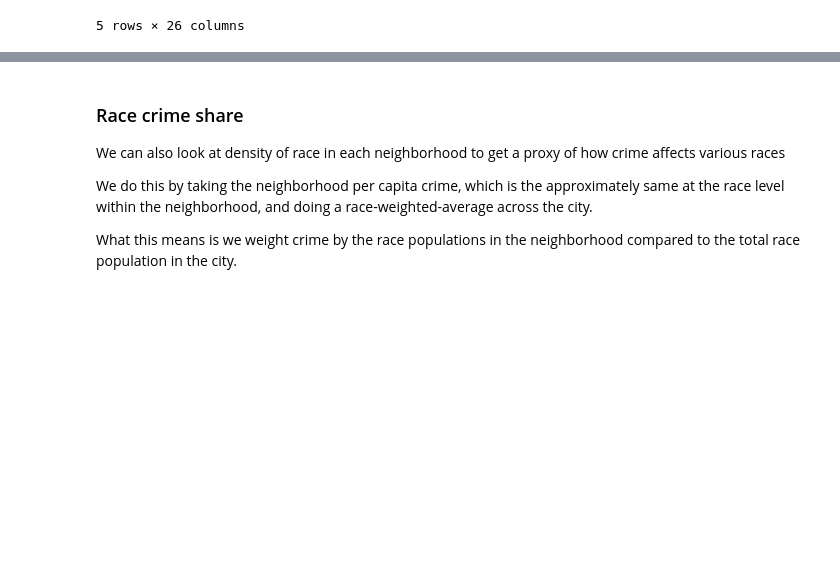
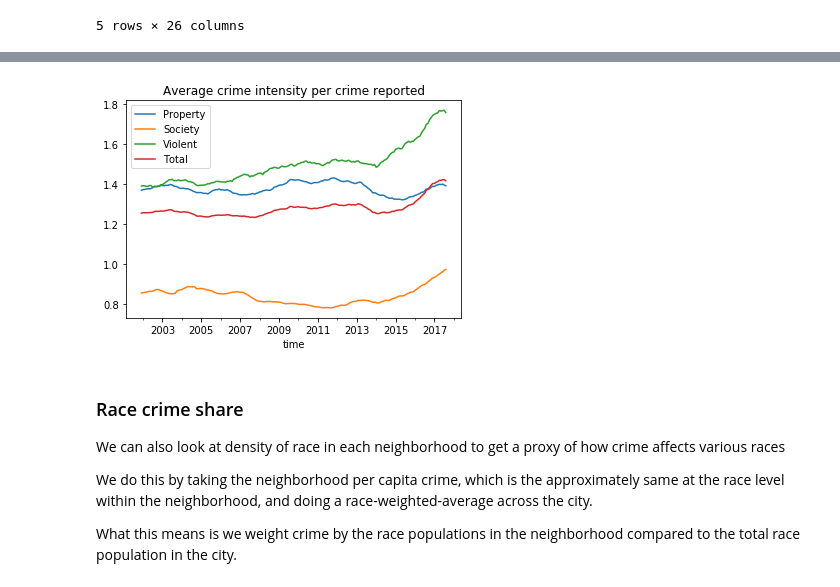
Before and after one commit to wakkadojo/chicago_crime, a Jupyter notebook: City_Proflie.ipynb, the cells around one changed output, grey strips where cells are left out. Drawn from its saved outputs; the diff is of its cells as text; code cells hidden in the pictures; blank space fills up the shorter version.

```diff
--- a/City_Proflie.ipynb
+++ b/City_Proflie.ipynb
@@ -572,3 +595,15 @@ chicago_crime_occurrence.tail()
+# %%
+average_single_crime_intensity = pd.concat([
+    chicago_crime_intensity.sum(axis = 1, level = 0) / chicago_crime_occurrence.sum(axis = 1, level = 0),
+    pd.DataFrame({
+        'Total' : chicago_crime_intensity.sum(axis = 1) / chicago_crime_occurrence.sum(axis = 1)
+    }),
+], axis = 1)
+# %%
+average_single_crime_intensity.plot(title = 'Average crime intensity per crime reported')
+plt.show()
+# %% [output]
+[figure, added]
 # %% [markdown]
 ### Race crime share
 
```
Also changed, not shown: parts of 33 cells of this notebook, 1 other file.
